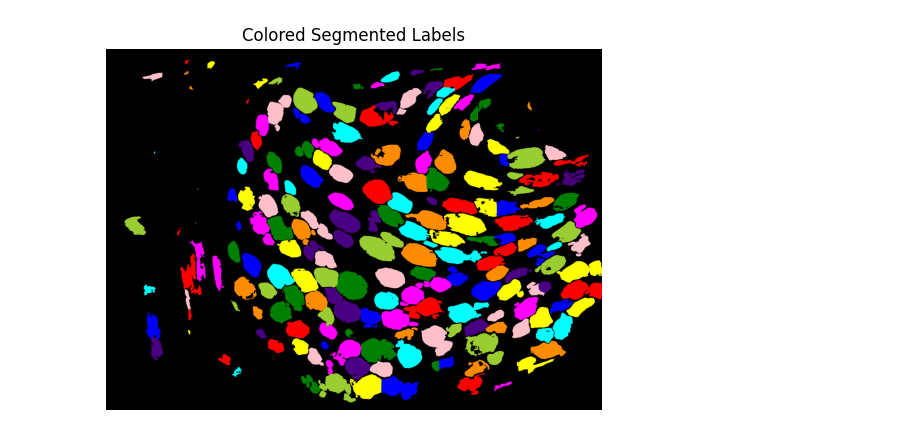
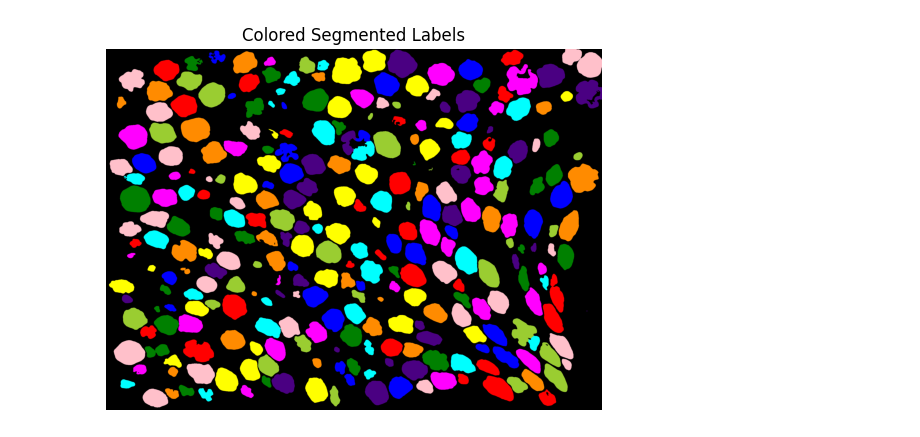
Before and after one commit to VCU-Orthopaedics-Microsurgery-Lab/deepaxon, a Jupyter notebook: morphometrics/check_watershed.ipynb, the cells around one changed output. Cells and saved outputs as stored; diff of their text form; code cells hidden in the pictures.

Commit message:
On branch v2  Your branch is up to date with 'origin/v2'.
 Changes to be committed:
	modified:   morphometrics/check_watershed.ipynb
	modified:   morphometrics/morphometrics.py

```diff
--- a/morphometrics/check_watershed.ipynb
+++ b/morphometrics/check_watershed.ipynb
@@ -129,8 +234,11 @@ def get_morphometrics(img_path):
 
     morph_df2 = morph_df2.drop(drop_rows)
     return axon_label, myelin_label, morph_df2
+# %%
+test_img = r"C:\Users\kushs\deepaxon\P1503_CUNProx_40X_009.tif"
+img = cv2.imread(test_img, 0)
 # %%
-axons, myelin, df = get_morphometrics(r"T:\Orthopaedics\Lab Imaging Data\plamothe\Colorado Study\Colorado study ARCHIVE\DA Test\P1503\CMNProx\40x_segment\P1503_40X_CMNProx_001.tif")
+axons, myelin, df = get_morphometrics(test_img)
 df
 # %% [output]
 |  | label | x | y | axon_area | axon_perimeter | axon_diam | myelin_area | myelin_thickness | ... |
@@ -149,11 +264,11 @@ df
 # %%
 # Convert labels to RGB image with unique colors
-colored_labels = label2rgb(myelin, bg_label=0)
+colored_labels_original = label2rgb(myelin, bg_label=0)
 
 # Display
-plt.imshow(colored_labels)
+plt.imshow(colored_labels_original)
 plt.title("Colored Segmented Labels")
 plt.axis('off')
 plt.show()
 # %% [output]
-[figure, old version]
+[figure, new version]
```
Also changed, not shown: parts of 11 cells of this notebook, 1 other file.
